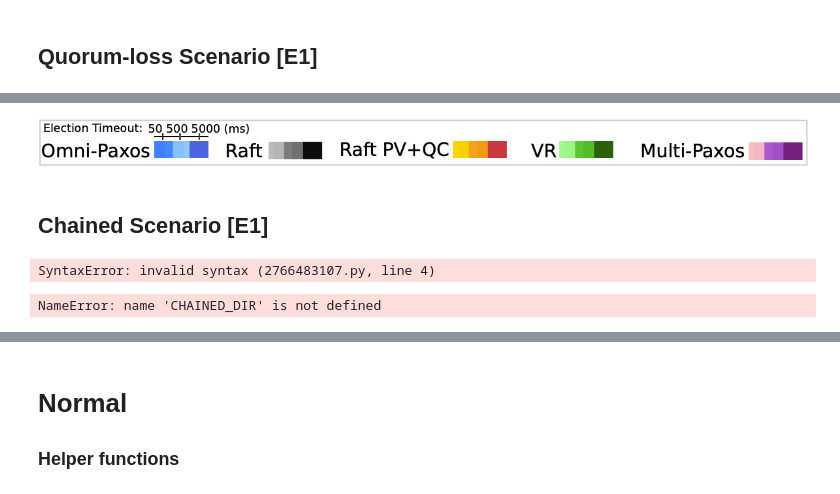
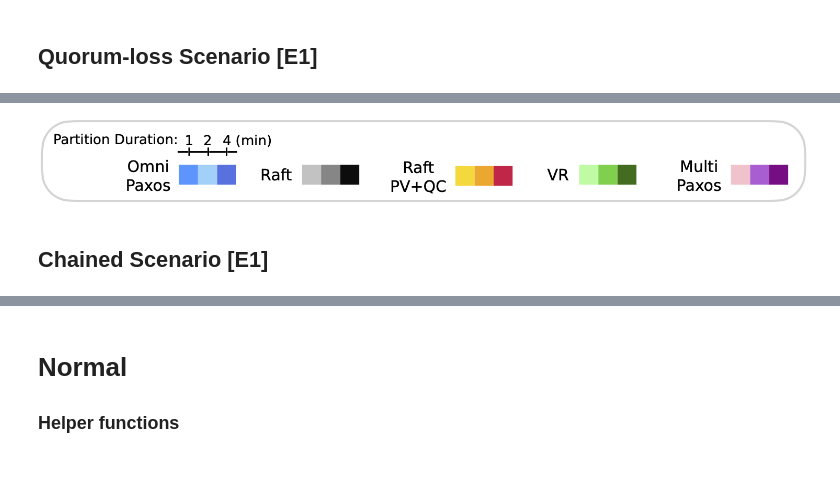
Before and after one commit to haraldng/omnipaxos-artifacts, a Jupyter notebook: visualisation/Plotter.ipynb, the cells around one changed output, grey strips where cells are left out. Cells and saved outputs as stored; diff of their text form; code cells hidden in the pictures.

```diff
--- a/visualisation/Plotter.ipynb
+++ b/visualisation/Plotter.ipynb
@@ -361,7 +447,7 @@ Reading vr,5,500,5min,off,none,quorum_loss-60,50ms.data ...
 # %%
-Image(filename='legends-nochained.png')
+Image(filename='legend.png')
 # %% [output]
-[figure, old version]
+[figure, new version]
 # %%
 # used to scale y-values
 MIO = 1000000
@@ -407,16 +506,5 @@ def plot_all_chained(all_groups):
 # %%
 # Insert path to directory in meta_results here
 # Example:
-# CHAINED_DIR = "/home/username/omnipaxos-artifacts/meta_results/pc"
-CHAINED_DIR = # INSERT PATH HERE
+#CHAINED_DIR = "/home/username/omnipaxos-artifacts/meta_results/pc"
+CHAINED_DIR = "/Users/haraldng/Library/CloudStorage/Dropbox/google-cloud/revision/chained-summary/meta_results" # INSERT PATH HERE
-# %% [output]
-SyntaxError: invalid syntax (2766483107.py, line 4)
-# %%
-check_decided = True
-scenario = "chained"
-sub_dir = "3-500-off/num_decided"
-
-all_chained = read_dir(CHAINED_DIR, check_decided, sub_dir, scenario)
-plot_all_chained(all_chained)
-# %% [output]
-NameError: name 'CHAINED_DIR' is not defined
```
Also changed, not shown: parts of 38 cells of this notebook, 3 other files.
